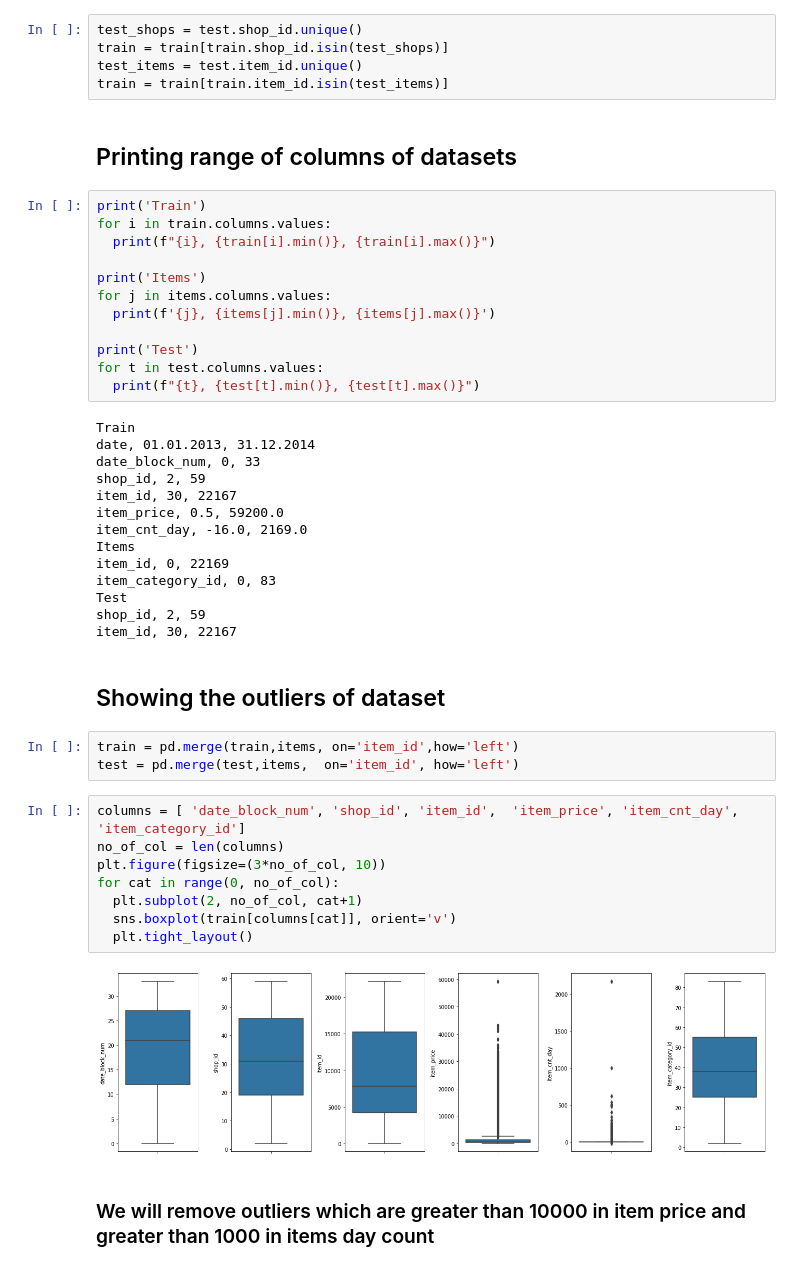
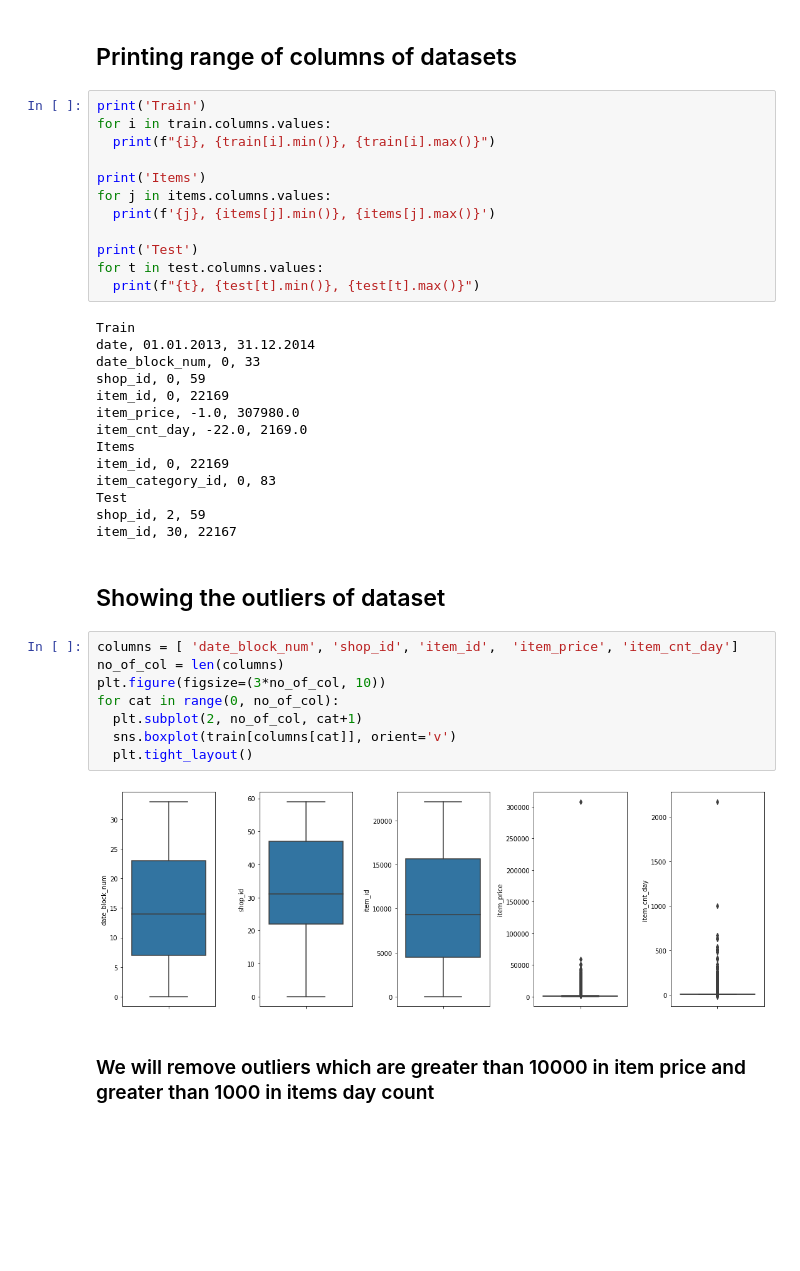
Before and after one commit to starkworld/Future-Sales-Prediction, a Jupyter notebook: Future_Sales_Prediction.ipynb, the cells around one changed output. Drawn from its saved outputs; the diff is of its cells as text; blank space fills up the shorter version.

```diff
--- a/Future_Sales_Prediction.ipynb
+++ b/Future_Sales_Prediction.ipynb
@@ -29,11 +31,6 @@ train = pd.read_csv('/content/drive/My Drive/competitive-data-science-predict-fu
 shops = pd.read_csv('/content/drive/My Drive/competitive-data-science-predict-future-sales/shops.csv')
 test = pd.read_csv('/content/drive/My Drive/competitive-data-science-predict-future-sales/test.csv').set_index('ID')
 items = items.drop(['item_name'], axis=1)
-# %%
-test_shops = test.shop_id.unique()
-train = train[train.shop_id.isin(test_shops)]
-test_items = test.item_id.unique()
-train = train[train.item_id.isin(test_items)]
 # %% [markdown]
 ## Printing range of columns of datasets
 # %%
@@ -52,10 +49,10 @@ for t in test.columns.values:
 Train
 date, 01.01.2013, 31.12.2014
 date_block_num, 0, 33
-shop_id, 2, 59
-item_id, 30, 22167
-item_price, 0.5, 59200.0
-item_cnt_day, -16.0, 2169.0
+shop_id, 0, 59
+item_id, 0, 22169
+item_price, -1.0, 307980.0
+item_cnt_day, -22.0, 2169.0
 Items
 item_id, 0, 22169
 item_category_id, 0, 83
@@ -64,19 +61,16 @@ shop_id, 2, 59
 item_id, 30, 22167
 # %% [markdown]
 ## Showing the outliers of dataset
-# %%
-train = pd.merge(train,items, on='item_id',how='left')
-test = pd.merge(test,items,  on='item_id', how='left')
 # %%
-columns = [ 'date_block_num', 'shop_id', 'item_id',  'item_price', 'item_cnt_day', 'item_category_id']
+columns = [ 'date_block_num', 'shop_id', 'item_id',  'item_price', 'item_cnt_day']
 no_of_col = len(columns)
 plt.figure(figsize=(3*no_of_col, 10))
 for cat in range(0, no_of_col):
   plt.subplot(2, no_of_col, cat+1)
   sns.boxplot(train[columns[cat]], orient='v')
   plt.tight_layout()
 # %% [output]
-[figure, old version]
+[figure, new version]
 # %% [markdown]
 ### We will remove outliers which are greater than 10000 in item price and greater than 1000 in items day count
 # %%
```
Also changed, not shown: parts of 31 cells of this notebook.
